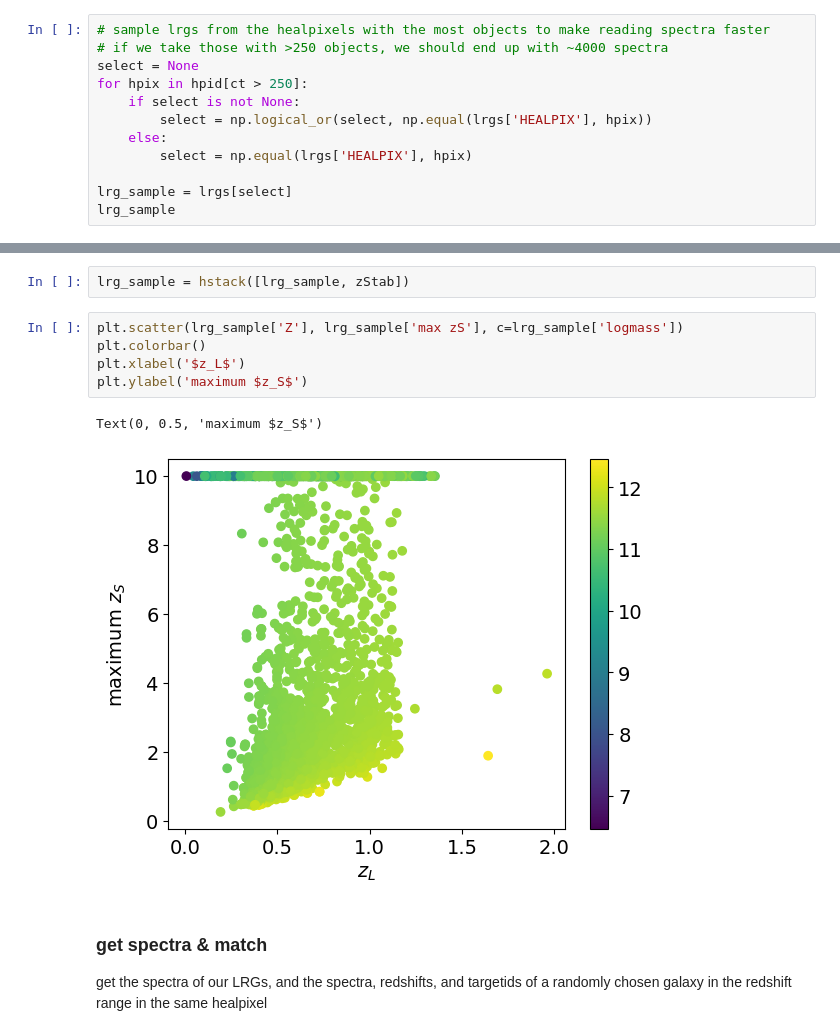
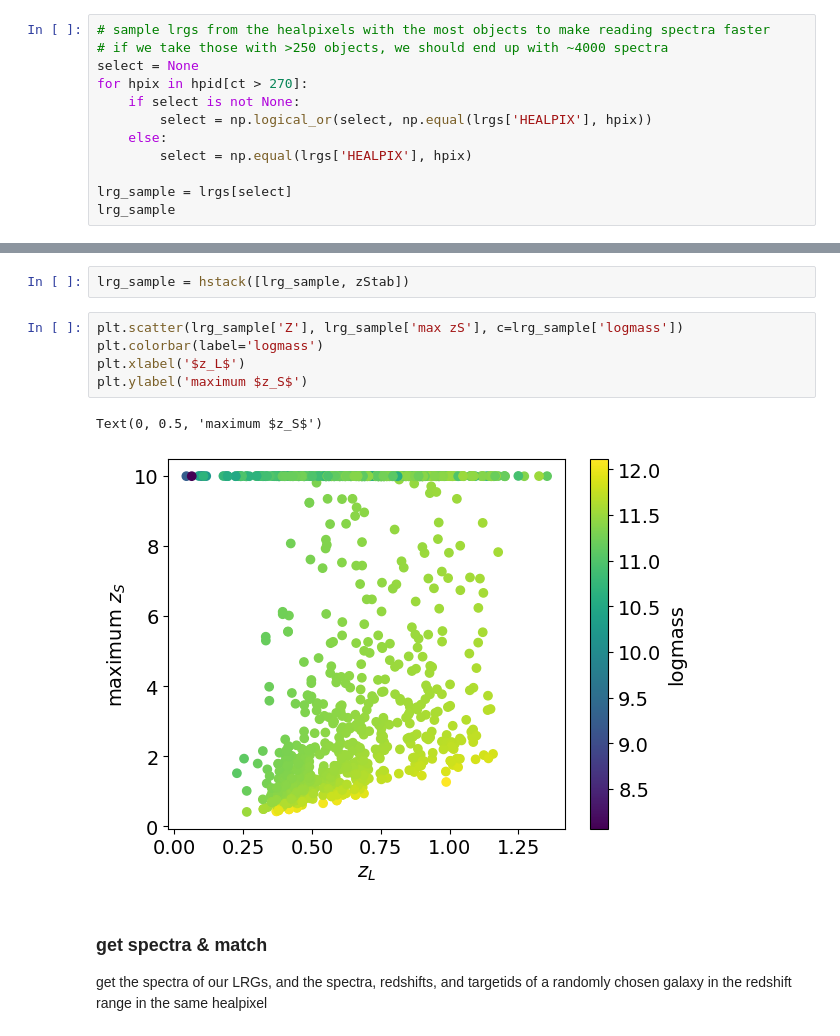
Before and after one commit to DESI-UR/stronglens, a Jupyter notebook: doc/nb/simulate-lenses.ipynb, the cells around one changed output, grey strips where cells are left out. Saved outputs shown, nothing was run; the diff lists cells and outputs as text.

```diff
--- a/doc/nb/simulate-lenses.ipynb
+++ b/doc/nb/simulate-lenses.ipynb
@@ -91,7 +81,7 @@ HEALPIX
 # sample lrgs from the healpixels with the most objects to make reading spectra faster
 # if we take those with >250 objects, we should end up with ~4000 spectra
 select = None
-for hpix in hpid[ct > 250]:
+for hpix in hpid[ct > 270]:
     if select is not None:
         select = np.logical_or(select, np.equal(lrgs['HEALPIX'], hpix))
     else:
@@ -255,12 +243,12 @@ zStab['max zS'] = zS
 lrg_sample = hstack([lrg_sample, zStab])
 # %%
 plt.scatter(lrg_sample['Z'], lrg_sample['max zS'], c=lrg_sample['logmass'])
-plt.colorbar()
+plt.colorbar(label='logmass')
 plt.xlabel('$z_L$')
 plt.ylabel('maximum $z_S$')
 # %% [output]
 Text(0, 0.5, 'maximum $z_S$')
-[figure, old version]
+[figure, new version]
 # %% [markdown]
 ### get spectra & match
 get the spectra of our LRGs, and the spectra, redshifts, and targetids of a randomly chosen galaxy in the redshift range in the same healpixel
```
Also changed, not shown: parts of 17 cells of this notebook.
